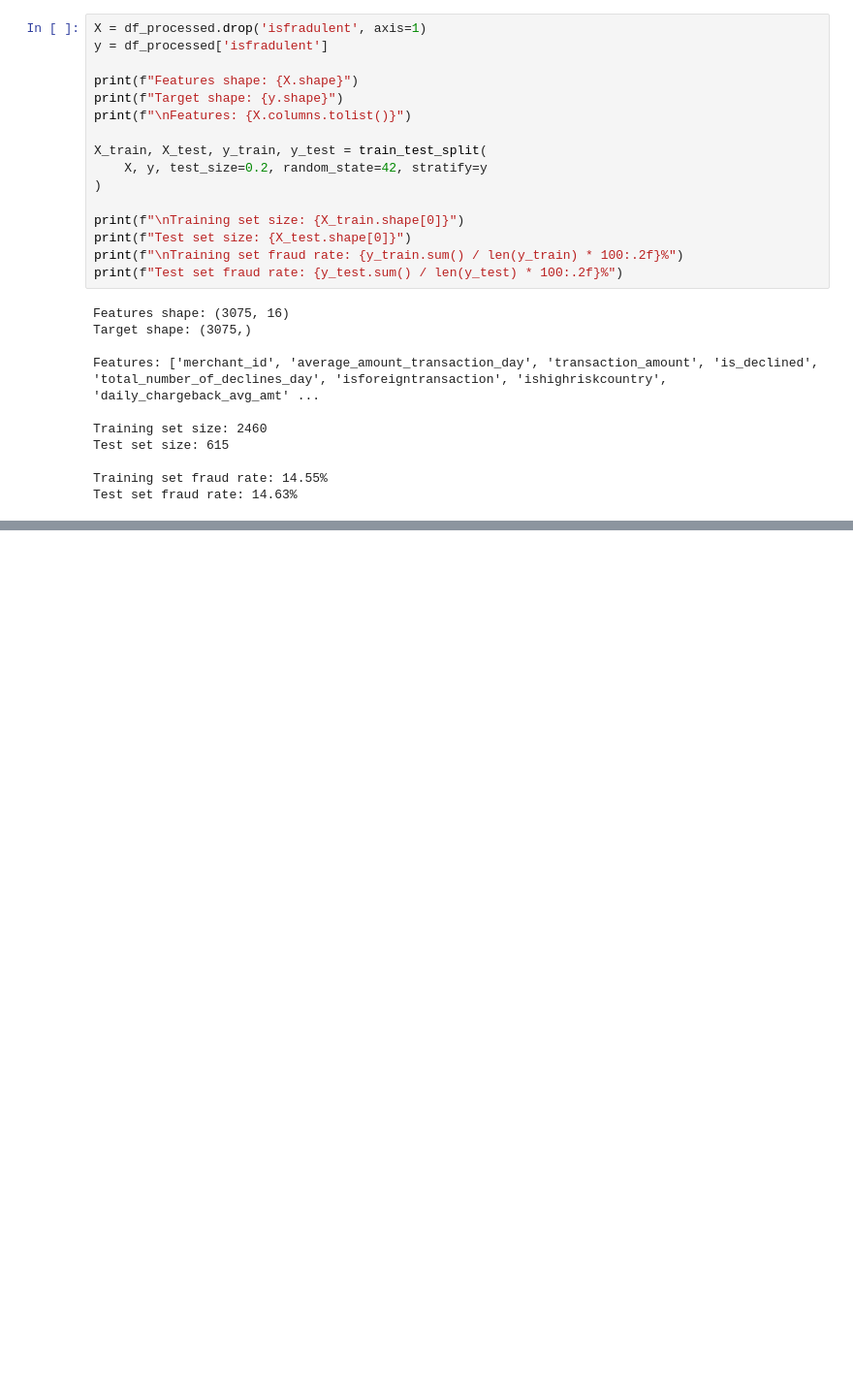
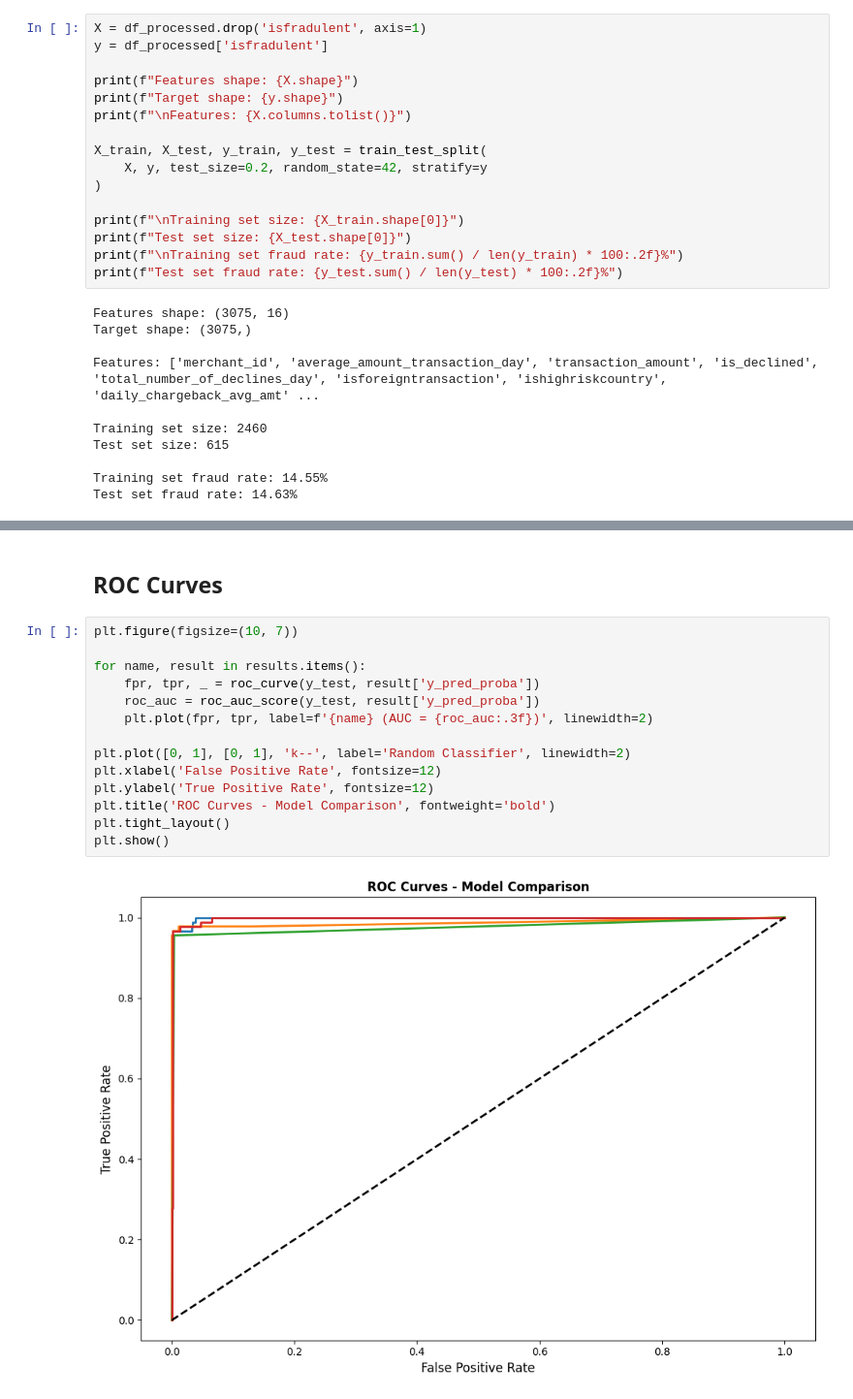
Before and after one commit to khalid058r/Fraude_detection_Trans, a Jupyter notebook: file.ipynb, the cells around one changed output, grey strips where cells are left out. Shown at 97% size. Drawn from its saved outputs; the diff is of its cells as text; blank space fills up the shorter version.

```diff
--- a/file.ipynb
+++ b/file.ipynb
@@ -213,0 +343,18 @@ Training set std: [ 1. nan  1.  1.  1.  1.  1.  1.  1.  1. nan  1.  1.  1.  1.
+# %% [markdown]
+## ROC Curves
+# %%
+plt.figure(figsize=(10, 7))
+
+for name, result in results.items():
+    fpr, tpr, _ = roc_curve(y_test, result['y_pred_proba'])
+    roc_auc = roc_auc_score(y_test, result['y_pred_proba'])
+    plt.plot(fpr, tpr, label=f'{name} (AUC = {roc_auc:.3f})', linewidth=2)
+
+plt.plot([0, 1], [0, 1], 'k--', label='Random Classifier', linewidth=2)
+plt.xlabel('False Positive Rate', fontsize=12)
+plt.ylabel('True Positive Rate', fontsize=12)
+plt.title('ROC Curves - Model Comparison', fontweight='bold')
+plt.tight_layout()
+plt.show()
+# %% [output]
+[figure, added]
```
Also changed, not shown: parts of 9 cells of this notebook.
